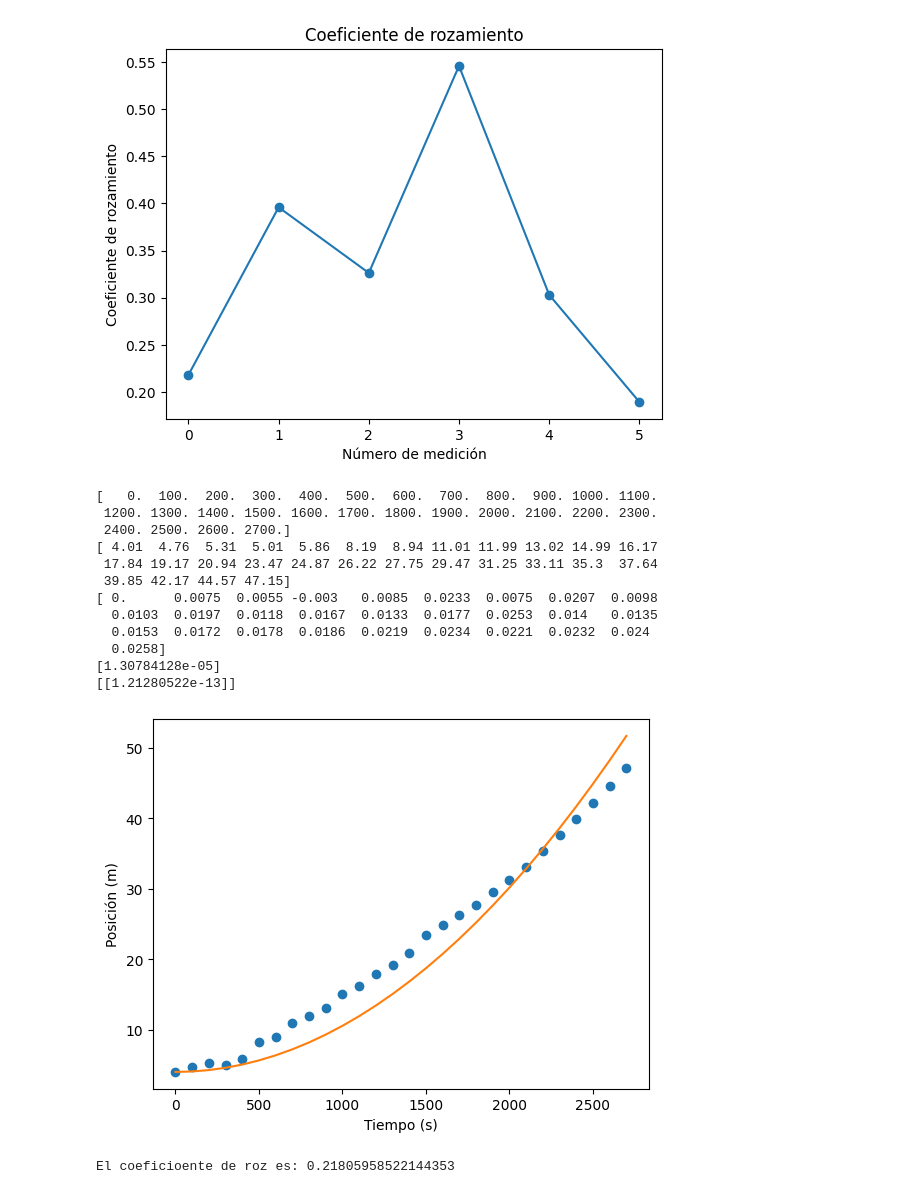
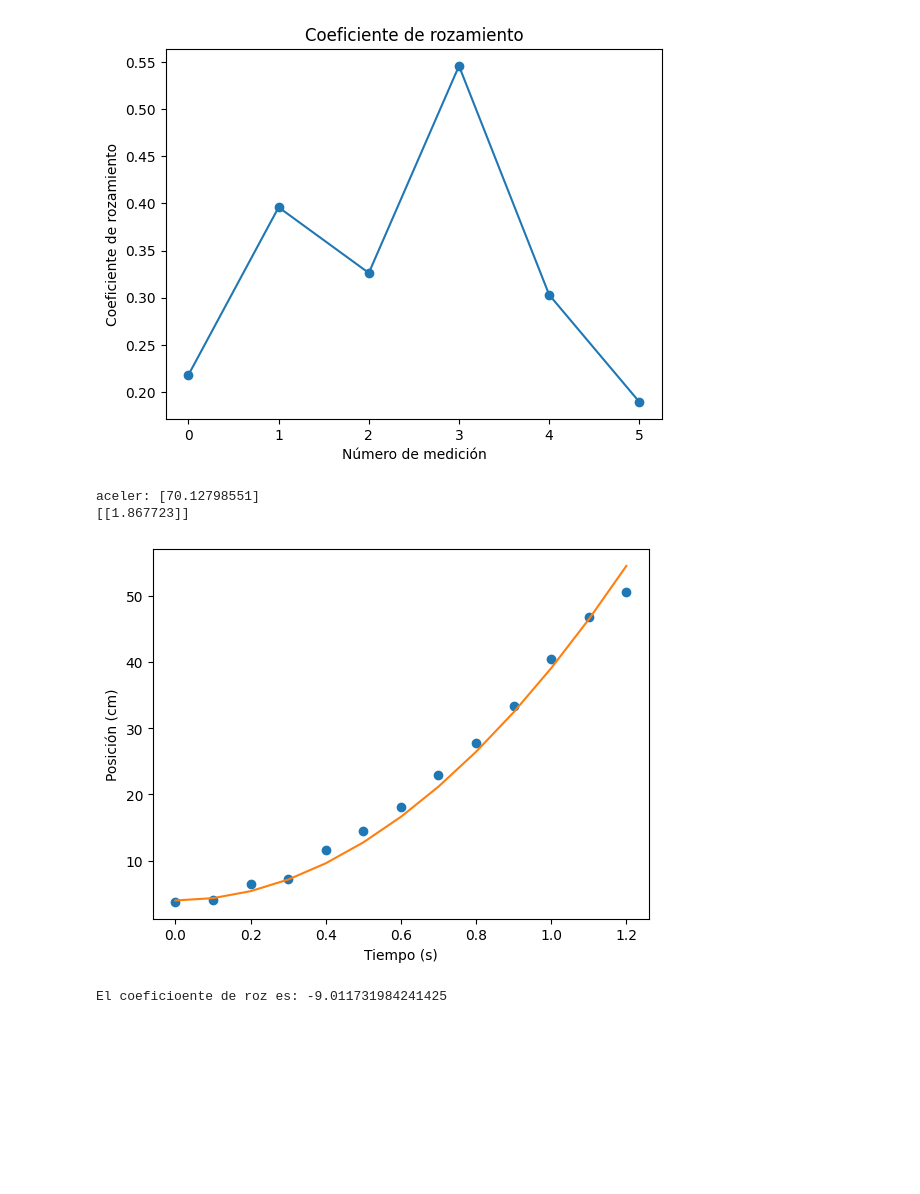
Before and after one commit to BryanDrexler/Fisica_TP3, a Jupyter notebook: tp3 copy.ipynb, the cells around one changed output. Saved outputs shown, nothing was run; the diff lists cells and outputs as text; code cells hidden in the pictures; blank space fills up the shorter version.

```diff
--- a/tp3 copy.ipynb
+++ b/tp3 copy.ipynb
@@ -256,58 +256,46 @@ from scipy.optimize import curve_fit
 # y que devuelva la posición en x para cada tiempo
 
 # para la grabación 4
+grab = 4
 x4 = [] #posiciones en x
 t4 = [] #tiempos
 vel4 = [] #velocidades
-for dato in datos[5]:
-    t4.append(float(dato[0]) - float(datos[5][0][0]))
+for dato in datos[grab]:
+    t4.append(float(dato[0]) - float(datos[grab][0][0]))
     x4.append(float(dato[1]))
     if len(t4) == 1:
             vel4.append(0)
     else:
         vel4.append((x4[-1] - x4[-2])/(t4[-1] - t4[-2]))
 
-t4 = np.array(t4)
+t4 = np.array(t4) / 1000
 x4 = np.array(x4)
 vel4 = np.array(vel4)
-print(t4)
-print(x4)
-print(vel4)
 
 def trayectory(ti, acel):
     #g = 9.81
     #m4, M4 = 72.32, 72.32
     x04 = 4
-    resultado = x04 + acel * ti**2 / 2
+    resultado = x04  + acel * ti**2 / 2
     return resultado
 
 
 def coeficiente_rozamiento(tiempos, posiciones, m, M):
     aceleracion, incerteza = curve_fit(trayectory, tiempos, posiciones)
-    print(aceleracion)
+    print("aceler:",aceleracion)
     print(incerteza)
     # calculo mu
     mu = M/m - (aceleracion[0] * (M+m)) / (g * m)
     plt.plot(tiempos, posiciones, 'o')
     plt.plot(tiempos, trayectory(tiempos, aceleracion), '-')
     plt.xlabel('Tiempo (s)')
-    plt.ylabel('Posición (m)')
+    plt.ylabel('Posición (cm)')
     plt.show()
     return mu
 
-print("El coeficioente de roz es:", coeficiente_rozamiento(t4, x4, valor_m[5], 72.32))
+print("El coeficioente de roz es:", coeficiente_rozamiento(t4, x4, valor_m[grab], 72.32))
 # %% [output]
-[   0.  100.  200.  300.  400.  500.  600.  700.  800.  900. 1000. 1100.
- 1200. 1300. 1400. 1500. 1600. 1700. 1800. 1900. 2000. 2100. 2200. 2300.
- 2400. 2500. 2600. 2700.]
-[ 4.01  4.76  5.31  5.01  5.86  8.19  8.94 11.01 11.99 13.02 14.99 16.17
- 17.84 19.17 20.94 23.47 24.87 26.22 27.75 29.47 31.25 33.11 35.3  37.64
- 39.85 42.17 44.57 47.15]
-[ 0.      0.0075  0.0055 -0.003   0.0085  0.0233  0.0075  0.0207  0.0098
-  0.0103  0.0197  0.0118  0.0167  0.0133  0.0177  0.0253  0.014   0.0135
-  0.0153  0.0172  0.0178  0.0186  0.0219  0.0234  0.0221  0.0232  0.024
-  0.0258]
-[1.30784128e-05]
-[[1.21280522e-13]]
+aceler: [70.12798551]
+[[1.867723]]
-[figure, old version]
+[figure, new version]
-El coeficioente de roz es: 0.21805958522144353
+El coeficioente de roz es: -9.011731984241425
```
